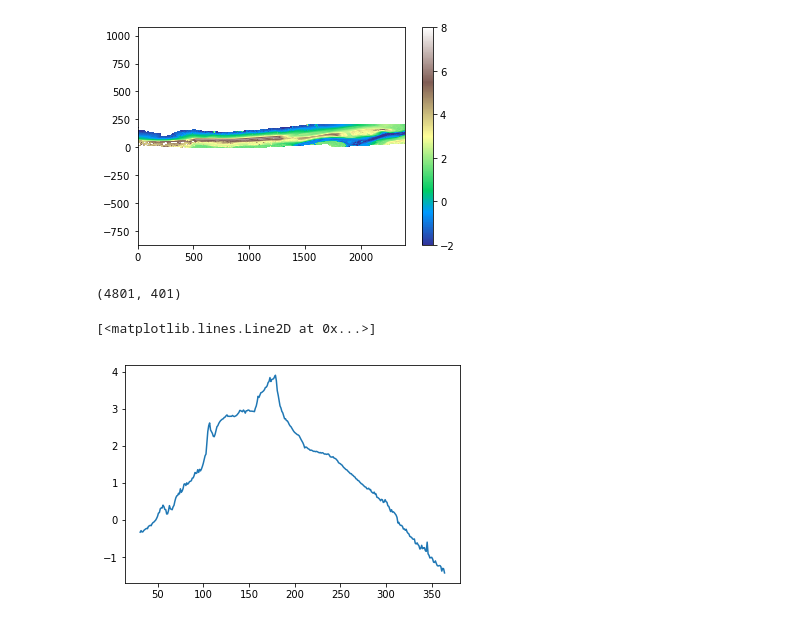
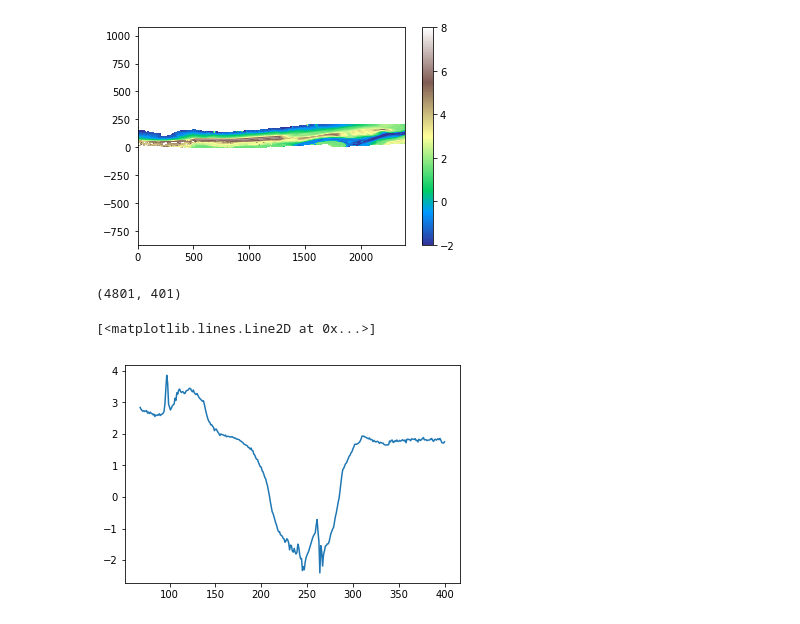
Before and after one commit to csherwood-usgs/Raster_calcs, a Jupyter notebook: test_loading_elevation_maps.ipynb, the cells around one changed output. Saved outputs shown, nothing was run; the diff lists cells and outputs as text; code cells hidden in the pictures.

```diff
--- a/test_loading_elevation_maps.ipynb
+++ b/test_loading_elevation_maps.ipynb
@@ -210,8 +210,8 @@ plt.colorbar()
 [figure]
 # %%
 print(np.shape(zi))
-plt.plot(zi[2000,:])
+plt.plot(zi[101,:])
 # %% [output]
 (4801, 401)
 [<matplotlib.lines.Line2D at 0x...>]
-[figure, old version]
+[figure, new version]
```
Also changed, not shown: 1 other file.
